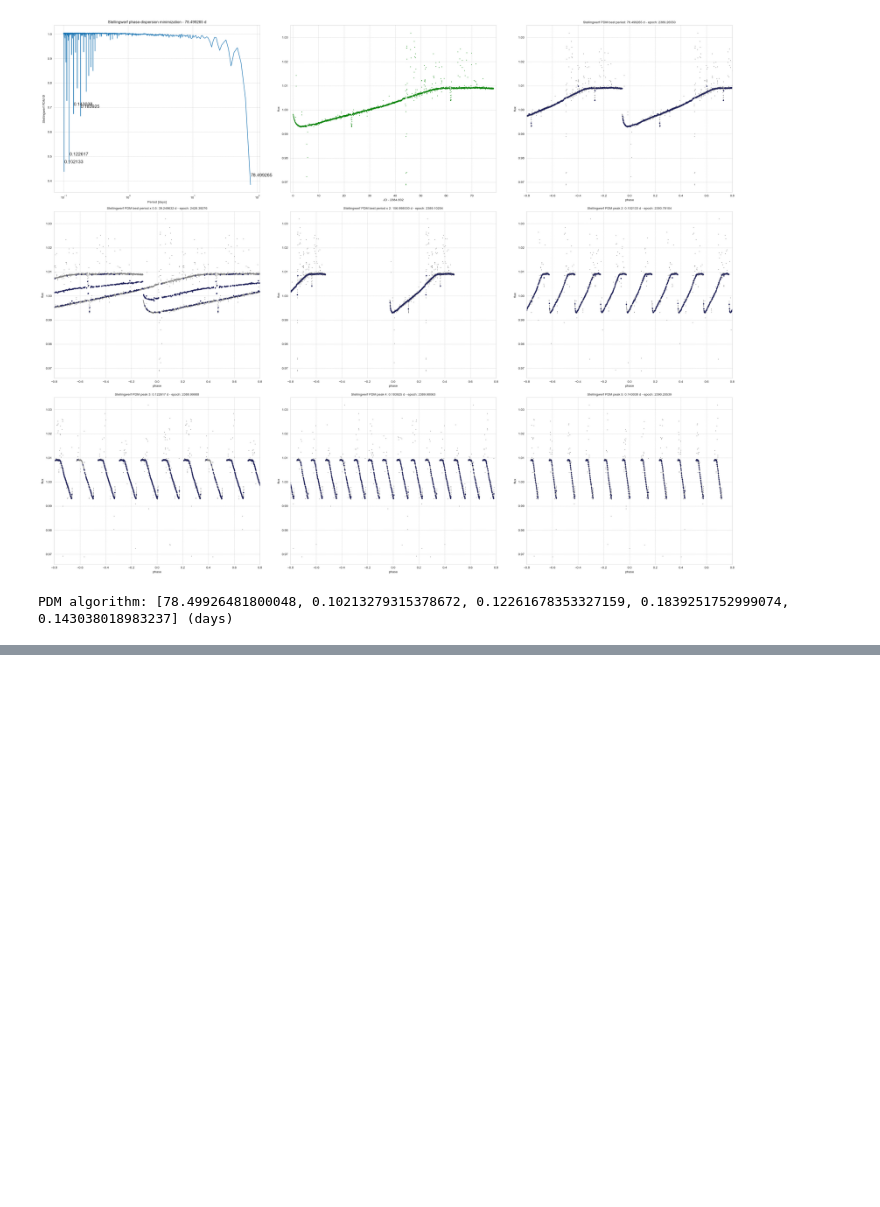
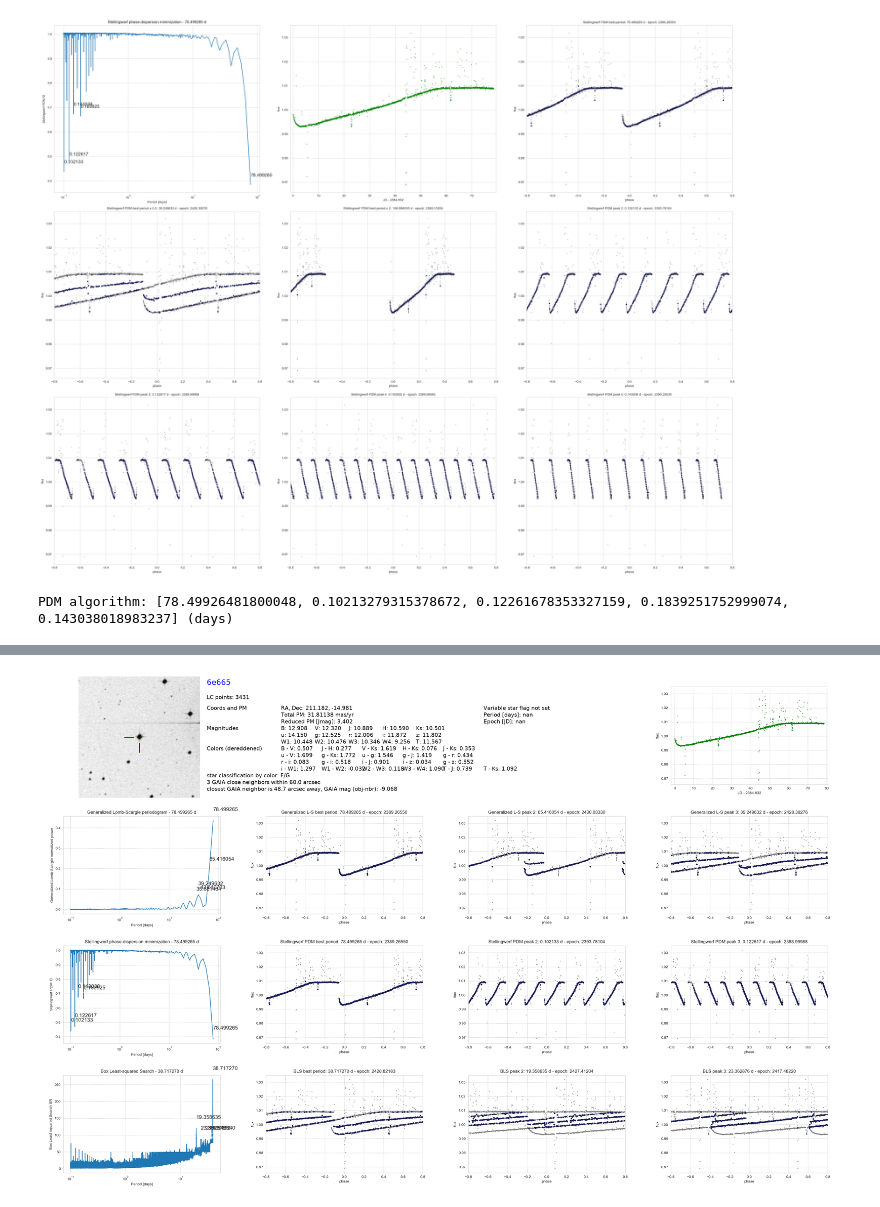
Before and after one commit to Christopher-Moore1/UW-Lightcurves, a Jupyter notebook: K2SFF/ktwo212397056-Copy1.ipynb, the cells around one changed output, grey strips where cells are left out. Cells and saved outputs as stored; diff of their text form; code cells hidden in the pictures; blank space fills up the shorter version.

```diff
--- a/K2SFF/ktwo212397056-Copy1.ipynb
+++ b/K2SFF/ktwo212397056-Copy1.ipynb
@@ -198,3 +198,7 @@ Image('spdm-checkplot.png')
 print('PDM algorithm:',(spdm['nbestperiods']),'(days)')
 # %% [output]
 PDM algorithm: [78.49926481800048, 0.10213279315378672, 0.12261678353327159, 0.1839251752999074, 0.143038018983237] (days)
+# %%
+fileout='EPIC_212397056.pkl'
+cpf = checkplot.checkplot_pickle([glsp,spdm,bls],dates,fluxes,errs,magsarefluxes=True,\
+                                 outfile=fileout,objectinfo={'ra': RA,'decl': DEC})
@@ -200,0 +223,4 @@ PDM algorithm: [78.49926481800048, 0.10213279315378672, 0.12261678353327159, 0.1
+# %%
+cpfpng = checkplot.checkplot_pickle_to_png(fileout, 'checkplot-pickle.png')
+Image('checkplot-pickle.png')
+# %% [output]
@@ -200,0 +228 @@ PDM algorithm: [78.49926481800048, 0.10213279315378672, 0.12261678353327159, 0.1
+[figure, added]
```
Also changed, not shown: parts of 10 cells of this notebook, 3 other files.
